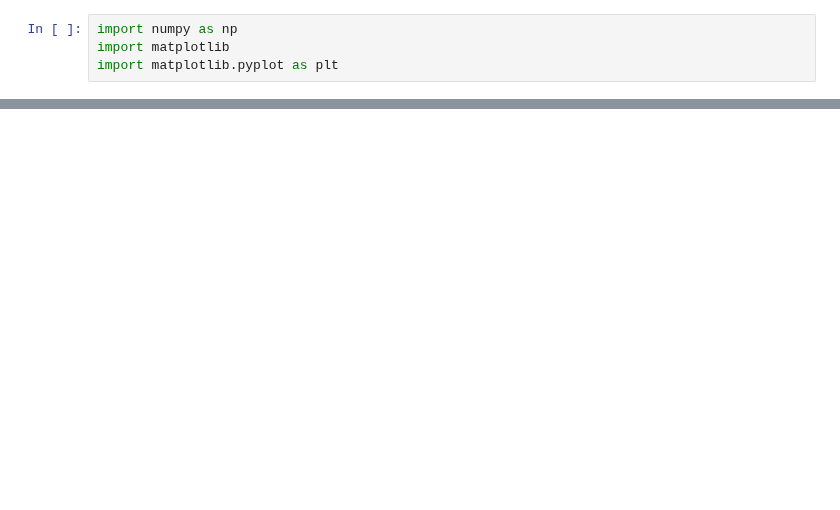
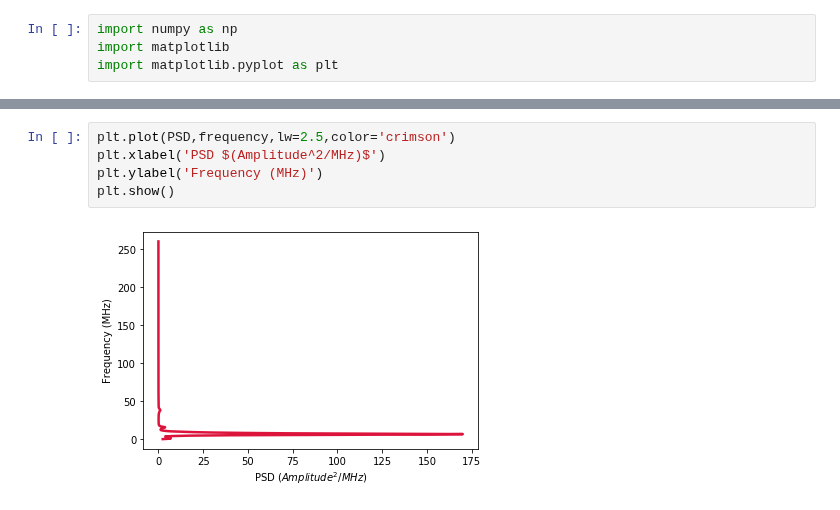
Before and after one commit to arthurbarnard/1D-string-simulations, a Jupyter notebook: CNT simulation viewer.ipynb, the cells around one changed output, grey strips where cells are left out. Cells and saved outputs as stored; diff of their text form; blank space fills up the shorter version.

```diff
--- a/CNT simulation viewer.ipynb
+++ b/CNT simulation viewer.ipynb
@@ -58,0 +85,7 @@ plt.show()
+# %%
+plt.plot(PSD,frequency,lw=2.5,color='crimson')
+plt.xlabel('PSD $(Amplitude^2/MHz)$')
+plt.ylabel('Frequency (MHz)')
+plt.show()
+# %% [output]
+[figure, added]
```
Also changed, not shown: parts of 5 cells of this notebook.
